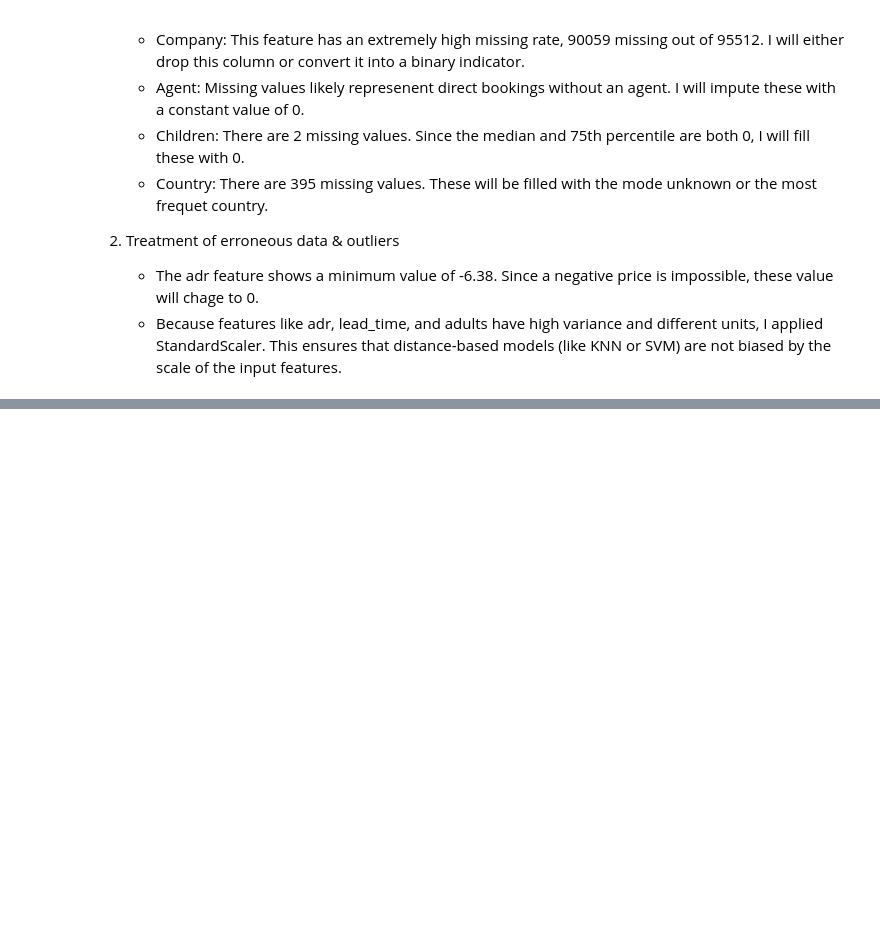
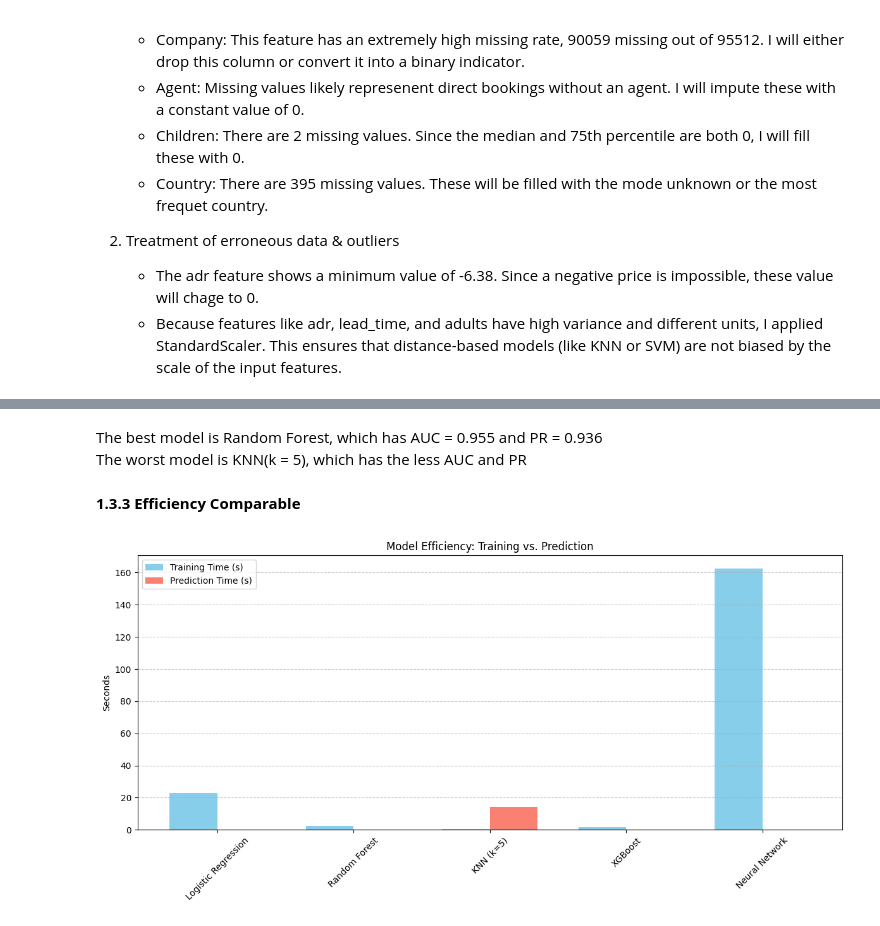
Before and after one commit to edwall201/Machine-Learning-26-Spring, a Jupyter notebook: assign5/assign5.ipynb, the cells around one changed output, grey strips where cells are left out. Drawn from its saved outputs; the diff is of its cells as text; code cells hidden in the pictures; blank space fills up the shorter version.

```diff
--- a/assign5/assign5.ipynb
+++ b/assign5/assign5.ipynb
@@ -117,0 +259,30 @@ X_train_final, X_val, y_train_final, y_val = train_test_split(
+# %% [markdown]
+The best model is Random Forest, which has AUC = 0.955 and PR = 0.936
+The worst model is KNN(k = 5), which has the less AUC and PR
+# %% [markdown]
+**1.3.3 Efficiency Comparable**
+# %%
+import numpy as np
+
+names = list(model_stats.keys())
+train_times = [model_stats[n]['train_time'] for n in names]
+pred_times = [model_stats[n]['pred_time'] for n in names]
+
+x = np.arange(len(names))
+width = 0.35
+
+fig, ax = plt.subplots(figsize=(12, 6))
+ax.bar(x - width/2, train_times, width, label='Training Time (s)', color='skyblue')
+ax.bar(x + width/2, pred_times, width, label='Prediction Time (s)', color='salmon')
+
+ax.set_ylabel('Seconds')
+ax.set_title('Model Efficiency: Training vs. Prediction')
+ax.set_xticks(x)
+ax.set_xticklabels(names, rotation=45)
+ax.legend()
+ax.grid(axis='y', linestyle='--', alpha=0.7)
+
+plt.tight_layout()
+plt.show()
+# %% [output]
+[figure, added]
```
Also changed, not shown: parts of 10 cells of this notebook.
